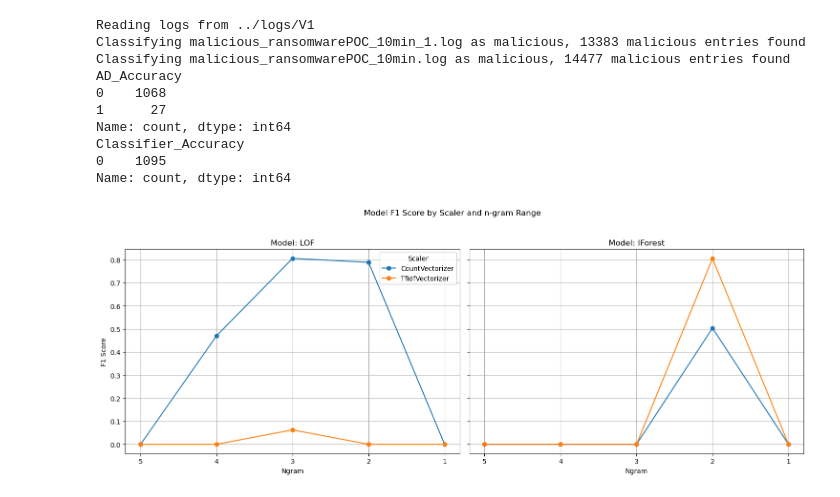
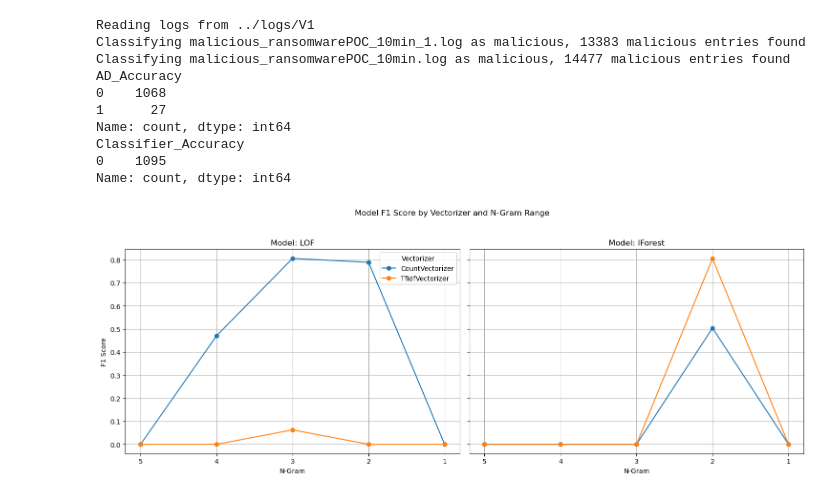
Before and after one commit to Cyber-Tracer/HyperDetect, a Jupyter notebook: controller/detection/v1_model_performance.ipynb, the cells around one changed output. Saved outputs shown, nothing was run; the diff lists cells and outputs as text; code cells hidden in the pictures.

```diff
--- a/controller/detection/v1_model_performance.ipynb
+++ b/controller/detection/v1_model_performance.ipynb
@@ -52,7 +52,7 @@ System calls amount: 103698
 Malicious system calls amount: 27860
 [figure]
 # %%
-# V1 F1 models evaluation results
+# V1 models accuracy evaluation results
 from train_models import load_scores_from_dir
 import matplotlib.pyplot as plt
 import os
@@ -78,7 +78,7 @@ for i, type in enumerate(types):
     ax_row = axs[i]
     for ax, model in zip(ax_row, model_score[model_score['Model_Type'] == type]['Model'].unique()):
         df_model = model_score[model_score['Model'] == model]
-        for label, df_grouped in df_model.groupby('Scaler'):
+        for label, df_grouped in df_model.groupby('Vectorizer'):
             ax.plot(df_grouped['Min Ngram'].astype(str),
                     df_grouped['Score'], label=label, marker='o')
         ax.set_title(f'Model: {model}')
@@ -89,10 +89,10 @@ for i, type in enumerate(types):
                        size='large', ha='right', va='center')
     axs[i][0].set_ylabel('Accuracy Score')
 for i in range(cols):
-    axs[-1][i].set_xlabel('Ngram')
-axs[0][0].legend(title='Scaler')
+    axs[-1][i].set_xlabel('N-Gram')
+axs[0][0].legend(title='Vectorizer')
 
-plt.suptitle('Model Accuracy Score by Scaler and n-gram Range')
+plt.suptitle('Model Accuracy Score by Vectorizer and N-Gram Range')
 plt.tight_layout(rect=[0, 0.03, 1, 0.95])
 plt.show()
 # %% [output]
@@ -119,7 +119,7 @@ import os
 models_dir = os.path.join(os.getcwd(), 'models/trained/v1_old')
 model_score = load_scores_from_dir(models_dir)
 
-model_score = model_score.sort_values(['Min Ngram', 'Max Ngram'], ascending=[False, True])
+model_score = model_score.sort_values(['Min Ngram', 'Max Ngram', 'Model'], ascending=[False, True, False])
 
 # Create a figure with subplots for each model
 types = model_score['Model_Type'].unique()
@@ -132,7 +132,7 @@ for i, type in enumerate(types):
     ax_row = axs[i]
     for ax, model in zip(ax_row, model_score[model_score['Model_Type'] == type]['Model'].unique()):
         df_model = model_score[model_score['Model'] == model]
-        for label, df_grouped in df_model.groupby('Scaler'):
+        for label, df_grouped in df_model.groupby('Vectorizer'):
             ax.plot(df_grouped['Min Ngram'].astype(str),
                     df_grouped['F1'], label=label, marker='o')
         ax.set_title(f'Model: {model}')
@@ -143,10 +143,10 @@ for i, type in enumerate(types):
                        size='large', ha='right', va='center')
     axs[i][0].set_ylabel('F1 Score')
 for i in range(cols):
-    axs[-1][i].set_xlabel('Ngram')
-axs[0][0].legend(title='Scaler')
+    axs[-1][i].set_xlabel('N-Gram')
+axs[0][0].legend(title='Vectorizer')
 
-plt.suptitle('Model F1 Score by Scaler and n-gram Range')
+plt.suptitle('Model F1 Score by Vectorizer and N-Gram Range')
 plt.tight_layout(rect=[0, 0.03, 1, 0.95])
-plt.show()
+plt.savefig('v1_f1score.pdf')
 # %% [output]
@@ -197,39 +197,39 @@ from train_models import load_scores
 import matplotlib.pyplot as plt
 import os
 
 # Load model scores
 models_dir = os.path.join(os.getcwd(), 'models/trained')
 model_score = load_scores(version=1, output_dir=models_dir)
 
 # only consider AD models
 model_score = model_score[model_score['Model_Type'] == 'Anomaly Detection']
 
 model_score = model_score.sort_values(['Min Ngram', 'Max Ngram'], ascending=[False, True])
 
 # Create a figure with subplots for each model
 models = model_score['Model'].unique()
 cols = len(models)
 
 models.sort()
 fig, axs = plt.subplots(1, cols, figsize=(15, 6), sharey=True)
 
 for ax, model in zip(axs, model_score['Model'].unique()):
     df_model = model_score[model_score['Model'] == model]
-    for label, df_grouped in df_model.groupby('Scaler'):
+    for label, df_grouped in df_model.groupby('Vectorizer'):
         ax.plot(df_grouped['Min Ngram'].astype(str),
                 df_grouped['F1'], label=label, marker='o')
     ax.set_title(f'Model: {model}')
     ax.grid(True)
 axs[0].set_ylabel('F1 Score')
 for i in range(cols):
-    axs[i].set_xlabel('Ngram')
-axs[0].legend(title='Scaler')
+    axs[i].set_xlabel('N-Gram')
+axs[0].legend(title='Vectorizer')
 
-plt.suptitle('Model F1 Score by Scaler and n-gram Range')
+plt.suptitle('Model F1 Score by Vectorizer and N-Gram Range')
 plt.tight_layout(rect=[0, 0.03, 1, 0.95])
-plt.show()
+plt.savefig('v1_improvedF1.pdf')
 # %% [output]
-[figure, old version]
+[figure, new version]
 # %%
 # V1 best model performances with new hyperparameters
 from train_models import load_scores_from_dir
```
Also changed, not shown: parts of 3 cells of this notebook, 11 other files.
